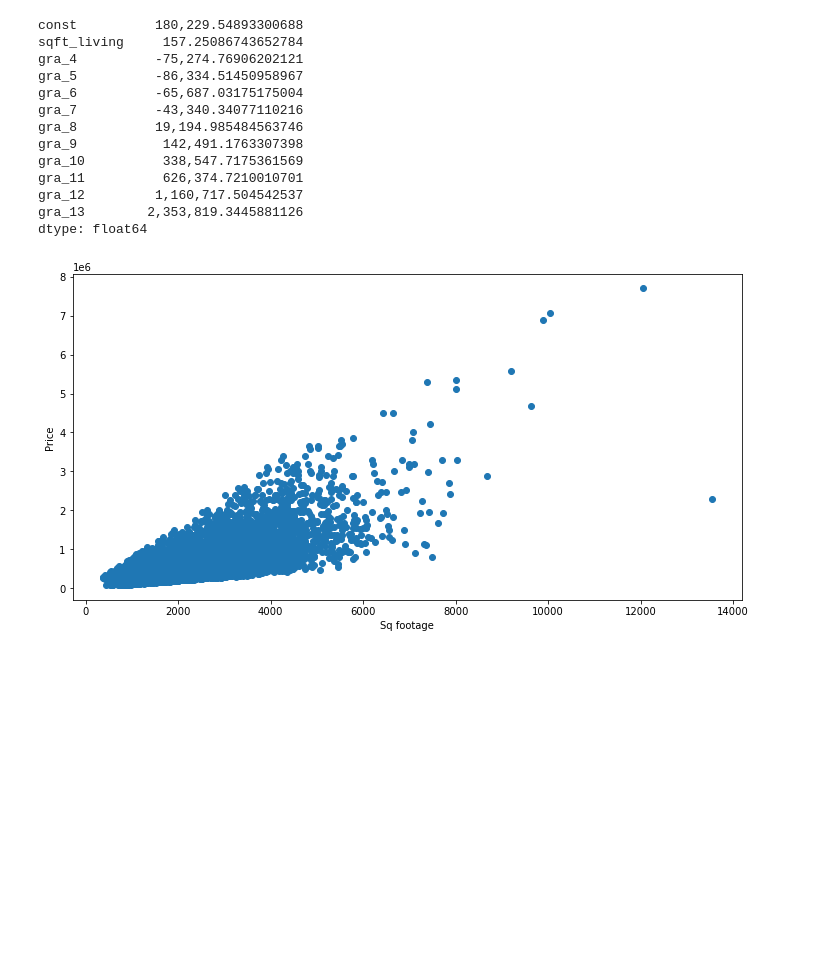
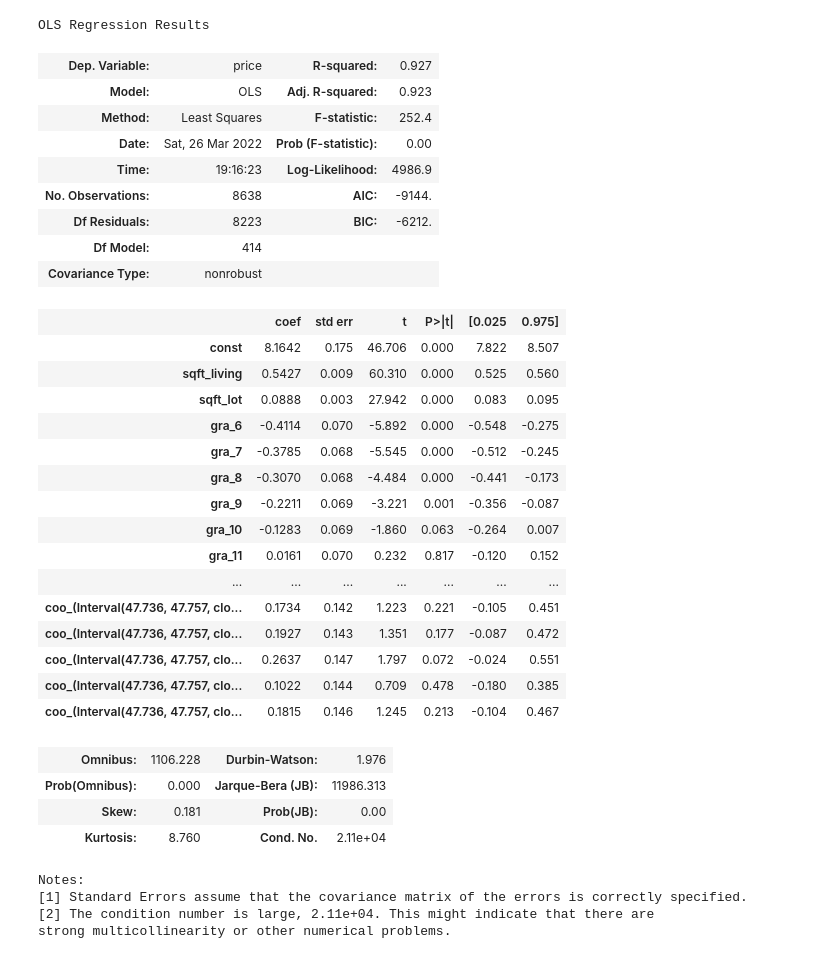
Before and after one commit to schahmatist/Phase-2-Flatiron-Project, a Jupyter notebook: Building all columns model.ipynb, the cells around one changed output. Cells and saved outputs as stored; diff of their text form; code cells hidden in the pictures; blank space fills up the shorter version.

Commit message:
second working model draft

```diff
--- a/Building all columns model.ipynb
+++ b/Building all columns model.ipynb
@@ -115,35 +134,45 @@ data_fin = pd.concat([price, data_fin], axis=1)
 # %%
 pd.options.display.float_format = '{:,}'.format
 
 pred=data_fin.drop(columns=["price"]).copy()
 
 
 
 pred_int = sm.add_constant(pred)
 model = sm.OLS(price,pred_int).fit()
-model.params
+model.summary()
 # %% [output]
-const          180,229.54893300688
-sqft_living     157.25086743652784
-gra_4          -75,274.76906202121
-gra_5          -86,334.51450958967
-gra_6          -65,687.03175175004
-gra_7          -43,340.34077110216
-gra_8          19,194.985484563746
-gra_9           142,491.1763307398
-gra_10          338,547.7175361569
-gra_11          626,374.7210010701
-gra_12         1,160,717.504542537
-gra_13        2,353,819.3445881126
-dtype: float64
+OLS Regression Results
+| Dep. Variable: | price | R-squared: | 0.927 |
+| Model: | OLS | Adj. R-squared: | 0.923 |
+| Method: | Least Squares | F-statistic: | 252.4 |
+| Date: | Sat, 26 Mar 2022 | Prob (F-statistic): | 0.00 |
+| Time: | 19:16:23 | Log-Likelihood: | 4986.9 |
+| No. Observations: | 8638 | AIC: | -9144. |
+| Df Residuals: | 8223 | BIC: | -6212. |
+| Df Model: | 414 |  |  |
+| Covariance Type: | nonrobust |  |  |
+|  | coef | std err | t | P>|t| | [0.025 | 0.975] |
+| const | 8.1642 | 0.175 | 46.706 | 0.000 | 7.822 | 8.507 |
+| sqft_living | 0.5427 | 0.009 | 60.310 | 0.000 | 0.525 | 0.560 |
+| sqft_lot | 0.0888 | 0.003 | 27.942 | 0.000 | 0.083 | 0.095 |
+| gra_6 | -0.4114 | 0.070 | -5.892 | 0.000 | -0.548 | -0.275 |
+| gra_7 | -0.3785 | 0.068 | -5.545 | 0.000 | -0.512 | -0.245 |
+| gra_8 | -0.3070 | 0.068 | -4.484 | 0.000 | -0.441 | -0.173 |
+| gra_9 | -0.2211 | 0.069 | -3.221 | 0.001 | -0.356 | -0.087 |
+| gra_10 | -0.1283 | 0.069 | -1.860 | 0.063 | -0.264 | 0.007 |
+| gra_11 | 0.0161 | 0.070 | 0.232 | 0.817 | -0.120 | 0.152 |
+| ... | ... | ... | ... | ... | ... | ... |
+| coo_(Interval(47.736, 47.757, clo... | 0.1734 | 0.142 | 1.223 | 0.221 | -0.105 | 0.451 |
+| coo_(Interval(47.736, 47.757, clo... | 0.1927 | 0.143 | 1.351 | 0.177 | -0.087 | 0.472 |
+| coo_(Interval(47.736, 47.757, clo... | 0.2637 | 0.147 | 1.797 | 0.072 | -0.024 | 0.551 |
+| coo_(Interval(47.736, 47.757, clo... | 0.1022 | 0.144 | 0.709 | 0.478 | -0.180 | 0.385 |
+| coo_(Interval(47.736, 47.757, clo... | 0.1815 | 0.146 | 1.245 | 0.213 | -0.104 | 0.467 |
+| Omnibus: | 1106.228 | Durbin-Watson: | 1.976 |
+| Prob(Omnibus): | 0.000 | Jarque-Bera (JB): | 11986.313 |
+| Skew: | 0.181 | Prob(JB): | 0.00 |
+| Kurtosis: | 8.760 | Cond. No. | 2.11e+04 |
+Notes:
+[1] Standard Errors assume that the covariance matrix of the errors is correctly specified.
+[2] The condition number is large, 2.11e+04. This might indicate that there are
+strong multicollinearity or other numerical problems.
-# %%
-sales_pred = model.predict()
-sales_pred
-plt.figure(figsize=(12, 6))
-plt.plot(df['sqft_living'], df['price'], 'o')
-#plt.plot(pred_int['sqft_living'], sales_pred, 'r', linewidth=2)
-plt.xlabel('Sq footage')
-plt.ylabel('Price')
-plt.show()
-# %% [output]
-[figure, removed]
```
Also changed, not shown: parts of 16 cells of this notebook.
